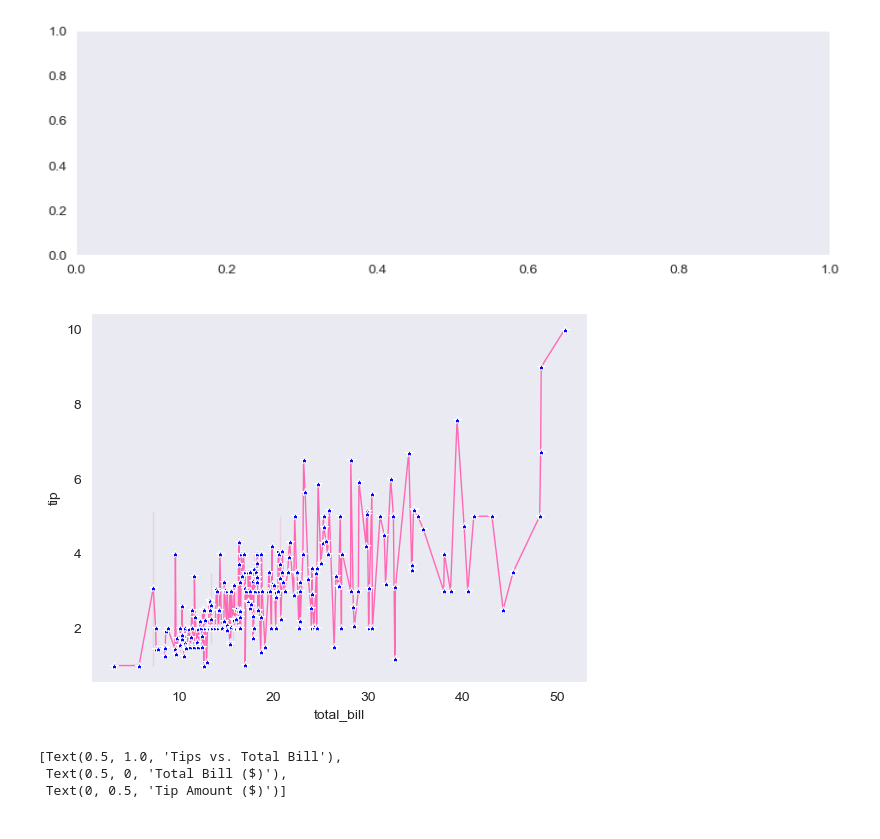
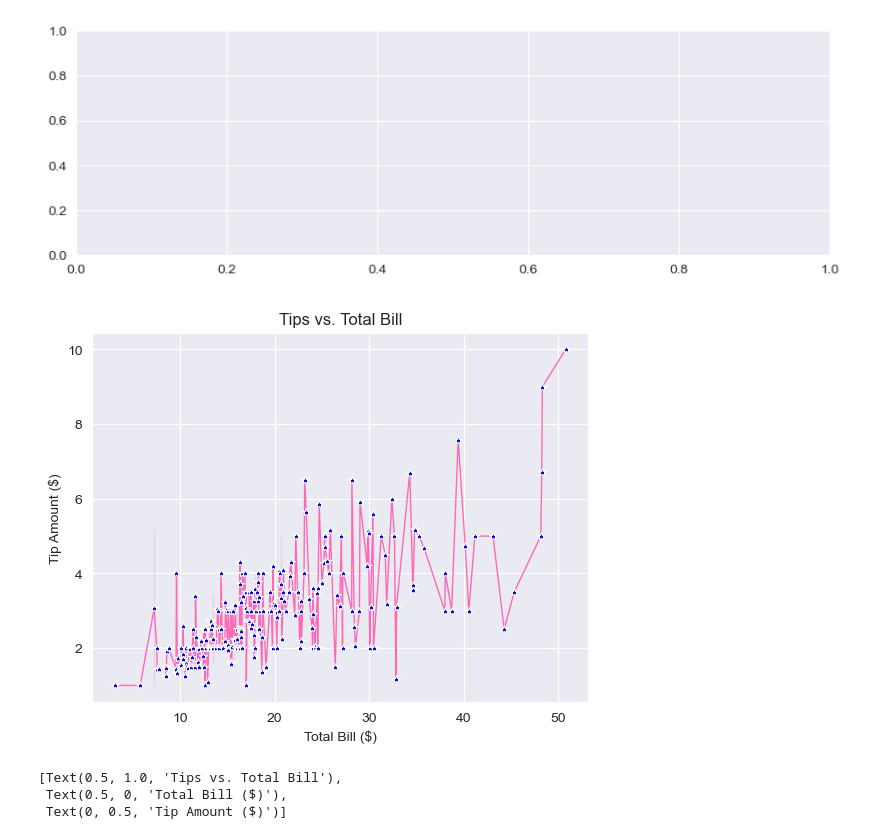
Before and after one commit to chloeyli/visualization, a Jupyter notebook: 02_activities/assignments/2025-10-29_assignment_1.ipynb, the cells around one changed output. Cells and saved outputs as stored; diff of their text form; code cells hidden in the pictures.

```diff
--- a/02_activities/assignments/2025-10-29_assignment_1.ipynb
+++ b/02_activities/assignments/2025-10-29_assignment_1.ipynb
@@ -34,5 +36,5 @@ sns.lineplot(data = tips,
 # %%
-sns.set_style('dark')
+sns.set_style('darkgrid')
 # %%
 tipgraph = sns.lineplot (data=tips,
                          x='total_bill',
@@ -55,16 +58,23 @@ fig = plt.subplots(figsize=(10,3))
 [figure]
 # %%
 # making a line plot
+# keep in mind, plot styles stay the same as before, unless I change it again
 
 tipgraph = sns.lineplot(data = tips,
                         x='total_bill',
                         y='tip',
                         color='hotpink',
                         linestyle='-',
                         linewidth = 1,
                         marker = '*',
                         markerfacecolor = 'blue')
+
+tipgraph.set(title = 'Tips vs. Total Bill',
+             xlabel = 'Total Bill ($)',
+             ylabel = 'Tip Amount ($)')
+
+plt.show()
 # %% [output]
-[figure, old version]
+[figure, new version]
 # %%
 # making a scatter plot
```
Also changed, not shown: parts of 17 cells of this notebook.
